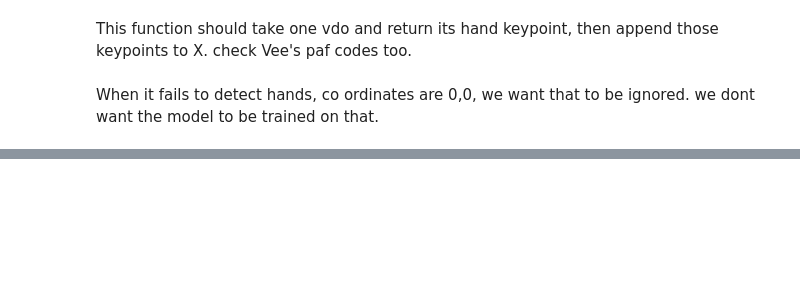
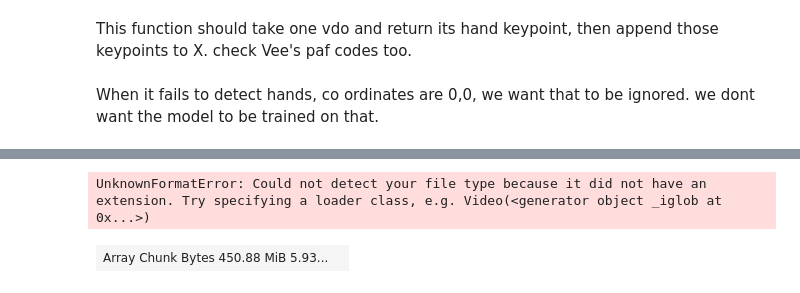
Before and after one commit to Scarletleaph/SLR, a Jupyter notebook: include50-preprocessing.ipynb, the cells around one changed output, grey strips where cells are left out. Saved outputs shown, nothing was run; the diff lists cells and outputs as text; code cells hidden in the pictures; blank space fills up the shorter version.

Commit message:
Kaggle Notebook | include50 Preprocessing | Version 7

```diff
--- a/include50-preprocessing.ipynb
+++ b/include50-preprocessing.ipynb
@@ -146,3 +216,14 @@ ValueError: Could not find a backend to open `/kaggle/input/include/Animals_1of2
+# %%
+
+filename_pattern = glob.iglob('/kaggle/input/include/Animals_1of2/Animals/4. Bird/*.MOV')
+filename_pattern1 = os.path.join('/kaggle/input/include/Animals_1of2/Animals/4. Bird','MVI_2987.MOV')
+tiled_astronaut_images = dask_image.imread.imread(filename_pattern)
+# %% [output]
+UnknownFormatError: Could not detect your file type because it did not have an extension. Try specifying a loader class, e.g. Video(<generator object _iglob at 0x...>)
+# %%
+tiled_astronaut_images
+# %% [output]
+| Array Chunk Bytes 450.88 MiB 5.93... |  |
 # %%
 #TRAIN IN INCLUDE KAGGLE
 
```
Also changed, not shown: parts of 17 cells of this notebook.
